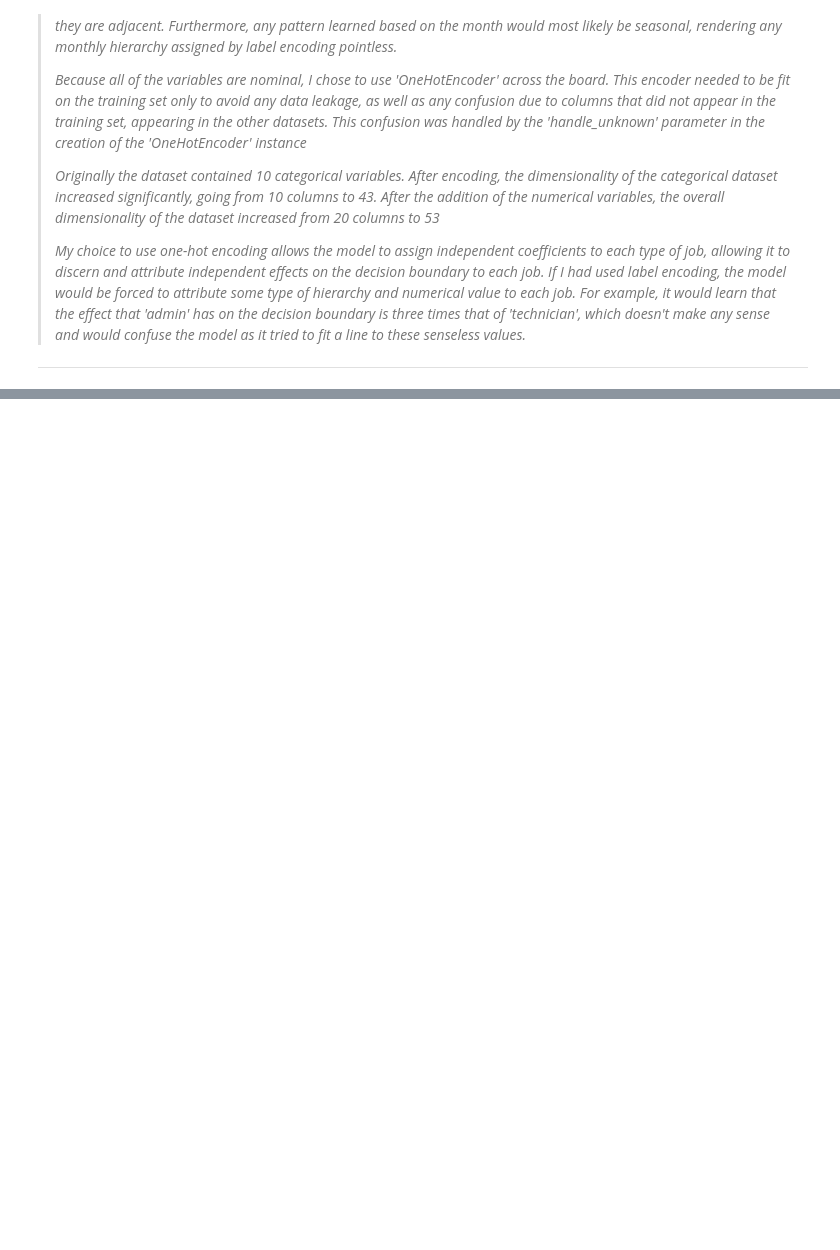
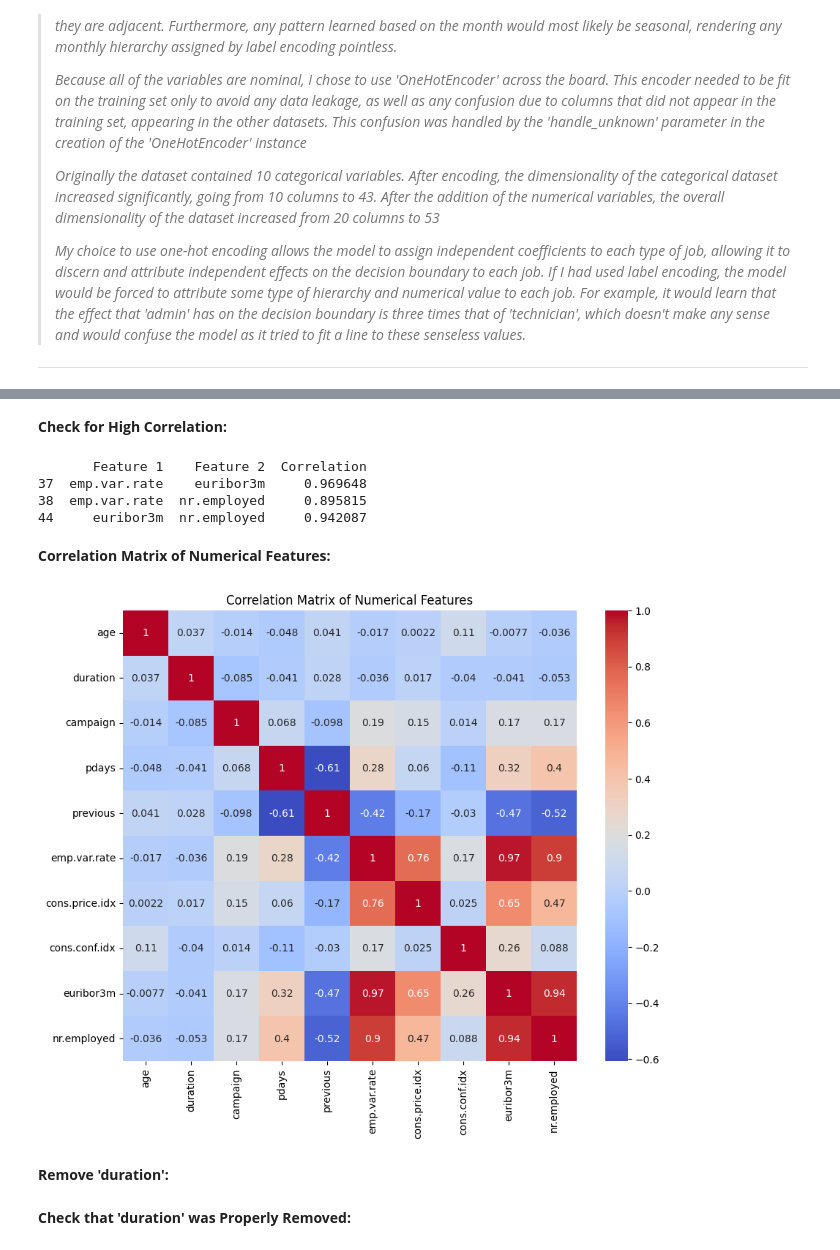
Before and after one commit to xanman04/ML-fundamentals-2026, a Jupyter notebook: assignment_1_Xander_Chen.ipynb, the cells around one changed output, grey strips where cells are left out. Drawn from its saved outputs; the diff is of its cells as text; code cells hidden in the pictures; blank space fills up the shorter version.

```diff
--- a/assignment_1_Xander_Chen.ipynb
+++ b/assignment_1_Xander_Chen.ipynb
@@ -545,0 +574,33 @@ print(x_test_final.shape)
+# %% [markdown]
+**Check for High Correlation:**
+# %%
+corr_matrix = x_train[numerical_features].corr()
+upper_triangle = corr_matrix.where(
+    np.triu(np.ones(corr_matrix.shape), k=1).astype(bool)
+)
+
+high_corr = upper_triangle.stack().reset_index()
+high_corr.columns = ["Feature 1", "Feature 2", "Correlation"]
+
+high_corr = high_corr[high_corr["Correlation"].abs() > 0.8]
+
+print(high_corr)
+# %% [output]
+       Feature 1    Feature 2  Correlation
+37  emp.var.rate    euribor3m     0.969648
+38  emp.var.rate  nr.employed     0.895815
+44     euribor3m  nr.employed     0.942087
+# %% [markdown]
+**Correlation Matrix of Numerical Features:**
+# %%
+import seaborn as sns
+import matplotlib.pyplot as plt
+
+plt.figure(figsize=(10,8))
+sns.heatmap(corr_matrix, annot=True, cmap="coolwarm")
+plt.title("Correlation Matrix of Numerical Features")
+plt.show()
+# %% [output]
+[figure, added]
+# %% [markdown]
+**Remove 'duration':**
@@ -545,0 +611,2 @@ print(x_test_final.shape)
+# %% [markdown]
+**Check that 'duration' was Properly Removed:**
```
Also changed, not shown: parts of 9 cells of this notebook.
